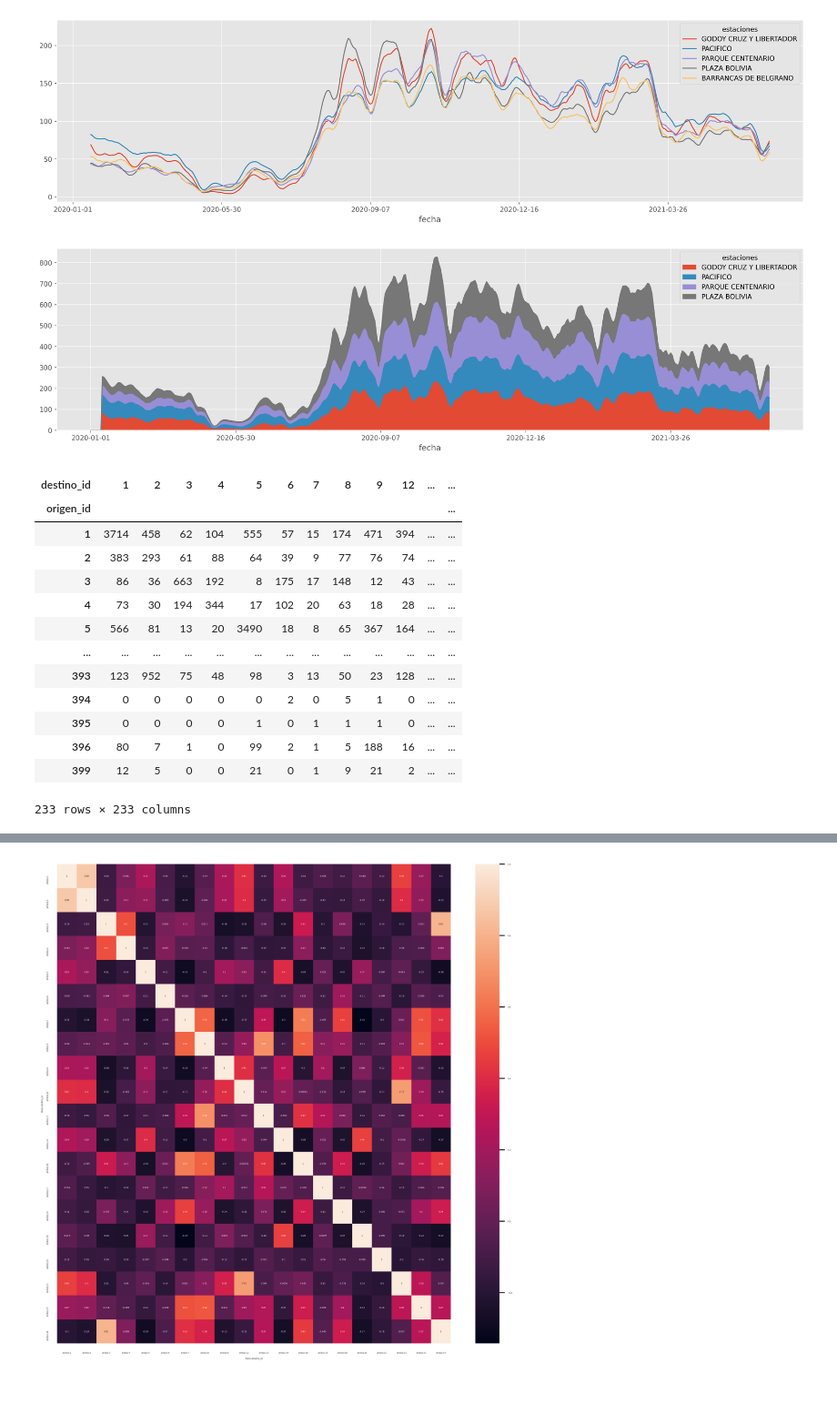
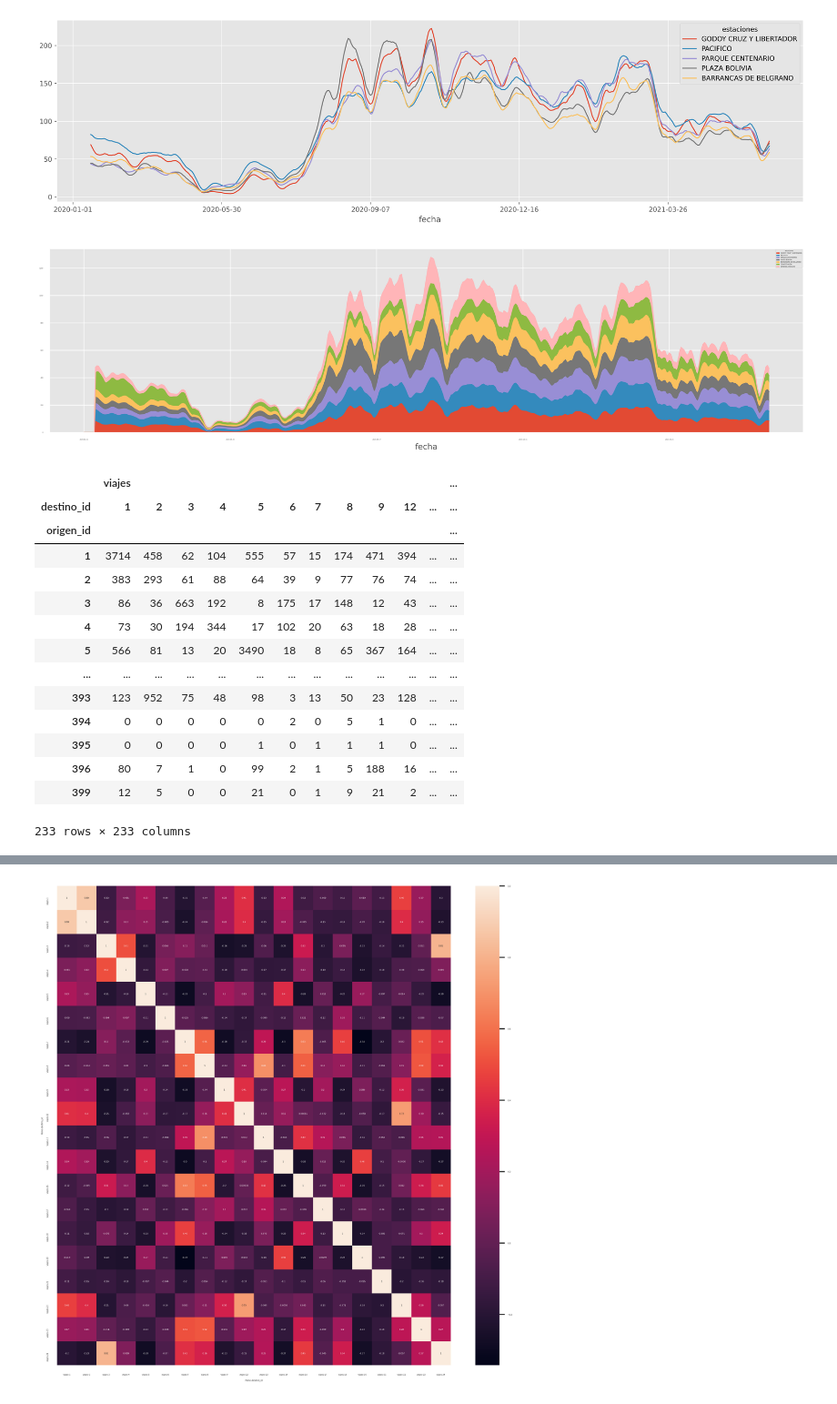
Before and after one commit to ioadeer/bi-bycing-ba-2021, a Jupyter notebook: bicing_exploration.ipynb, the cells around one changed output, grey strips where cells are left out. Shown at 91% size. Saved outputs shown, nothing was run; the diff lists cells and outputs as text; code cells hidden in the pictures.

```diff
--- a/bicing_exploration.ipynb
+++ b/bicing_exploration.ipynb
@@ -352,16 +352,16 @@ pyplot.show()
 # %% [output]
 [figure]
 # %%
-top_quartil = estaciones['salidas'].mean().mean() * 3
+top_quartil = estaciones['salidas'].mean().max() - estaciones['salidas'].mean().mean()
 tops = estaciones['salidas'].mean().sort_values( ascending = False )[
     estaciones['salidas'].mean() > top_quartil
 ]
 estaciones['salidas'][ tops.keys() ].rolling(5).mean().rolling(5).mean().plot(
     kind = 'area'
 )
 pyplot.show()
 # %% [output]
-[figure, old version]
+[figure, new version]
 # %%
 # # hay 3 destinos mas q viajes  [333, 397, 47]
 # datasets['recorridos']['df'] = datasets['recorridos']['df'][
@@ -379,32 +379,36 @@ pyplot.show()
 # https://pandas.pydata.org/pandas-docs/stable/user_guide/advanced.html
 # demanda_diaria.mean().sort_values( ascending = True ).head(20).plot( kind='bar',label = 'Salidas' )
 # #     3 destinos mas q viajes  [333, 397, 47]
+
+
 viajes_x_estacion = datasets['recorridos']['df'][
     (datasets['recorridos']['df']["destino_id"] != 47)
     & (datasets['recorridos']['df']["destino_id"] != 333)
     & (datasets['recorridos']['df']["destino_id"] != 397)
 ]
 viajes_x_estacion = viajes_x_estacion.groupby(
-    [ 'origen_id', 'destino_id']
+    [ 'origen_id','destino_id']
 ).agg(
-    salidas = ( 'origen_id',  'count'),
-    arribos = ( 'destino_id',  'count')
+    viajes = ('origen_id',  'count'),
+    salidas = ('destino_id',  'count'),
 )
-# # media = viajes_x_estacion['salidas'].mean()
-# viajes_x_estacion = viajes_x_estacion[
-#     (viajes_x_estacion['salidas'] > 200 )
-# ]
-
 viajes_x_estacion = viajes_x_estacion.pivot_table(
     index = [ 'origen_id'],
     columns = ['destino_id'],
-    values = [ 'salidas', 'arribos'],
+    values = ['viajes'],
     fill_value = 0,
+#     aggfunc = lambda x: x.sum(),
+#     aggfunc={ 'tip_pct' : 'mean', 'size' : 'sum'}
 )
-# viajes_x_estacion = viajes_x_estacion[ tops_idxs.keys() ]
-# print(tops_idxs)
-viajes_x_estacion['salidas']
+# https://wesmckinney.com/blog/fast-and-easy-pivot-tables-in-pandas-0-5-0/
+# pivot_table(
+#     tips,
+#     rows=['sex', 'smoker'],
+#     aggfunc={'tip_pct' : 'mean', 'size' : 'sum'}
+# )
+viajes_x_estacion
 # %% [output]
+|  | viajes |  |  |  |  |  |  |  |  |  |  | ... |
 | destino_id | 1 | 2 | 3 | 4 | 5 | 6 | 7 | 8 | 9 | 12 | ... | ... |
 | origen_id |  |  |  |  |  |  |  |  |  |  |  | ... |
 | 1 | 3714 | 458 | 62 | 104 | 555 | 57 | 15 | 174 | 471 | 394 | ... | ... |
```
Also changed, not shown: parts of 4 cells of this notebook.
